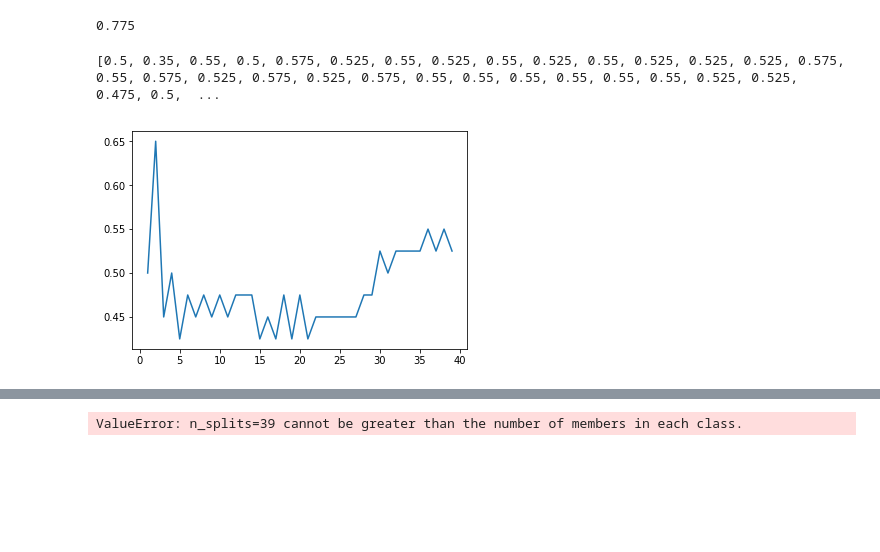
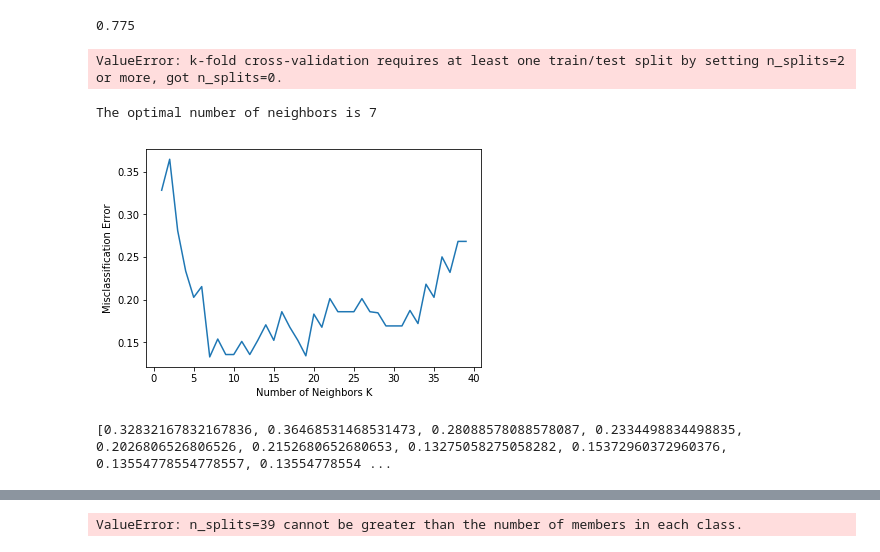
Before and after one commit to anu1meha/ResamplingMethods_CrossVal.Bootstrap, a Jupyter notebook: 2Untitled (1).ipynb, the cells around one changed output, grey strips where cells are left out. Saved outputs shown, nothing was run; the diff lists cells and outputs as text; code cells hidden in the pictures; blank space fills up the shorter version.

```diff
--- a/2Untitled (1).ipynb
+++ b/2Untitled (1).ipynb
@@ -60,20 +60,35 @@ for k in k_range:
     knn.fit(X_train, y_train)
     y_pred = knn.predict(X_test)
     #scores.append(accuracy_score(y_test, y_pred))
-    scores.append(np.mean(y_pred))
+    #scores.append(np.mean(y_pred))
+    scoresw = cross_val_score(knn, X_train, y_train, cv=5, scoring='accuracy')
+    scores.append(scoresw.mean())
     #cverror = knn.fit(X_train, y_train).score(X_train, y_train)
     #cross_val_score(knn, X, y, scoring='recall_macro',cv=1-40)
     #cv_results = np.array(cross_validate(knn.fit(X, y), X, y,scoring='recall_macro', cv=40))
 print(scores)
 # %% [output]
-[0.5, 0.35, 0.55, 0.5, 0.575, 0.525, 0.55, 0.525, 0.55, 0.525, 0.55, 0.525, 0.525, 0.525, 0.575, 0.55, 0.575, 0.525, 0.575, 0.525, 0.575, 0.55, 0.55, 0.55, 0.55, 0.55, 0.55, 0.525, 0.525, 0.475, 0.5,  ...
+ValueError: k-fold cross-validation requires at least one train/test split by setting n_splits=2 or more, got n_splits=0.
-# %%
-MSE = [1 - x for x in scores]
-plt.plot(k_range, MSE)
-
-plt.show()
-# %% [output]
-[figure, removed]
+# %%
+# changing to misclassification error
+MSE = [1 - x for x in scores]
+
+# determining best k
+optimal_k = k_range[MSE.index(min(MSE))]
+print "The optimal number of neighbors is %d" % optimal_k
+
+# plot misclassification error vs k
+plt.plot(k_range, MSE)
+plt.xlabel('Number of Neighbors K')
+plt.ylabel('Misclassification Error')
+plt.show()
+# %% [output]
+The optimal number of neighbors is 7
+[figure, added]
+# %%
+print(MSE)
+# %% [output]
+[0.32832167832167836, 0.36468531468531473, 0.28088578088578087, 0.2334498834498835, 0.2026806526806526, 0.2152680652680653, 0.13275058275058282, 0.15372960372960376, 0.13554778554778557, 0.13554778554 ...
 # %%
 #plt.figure(figsize=(12, 6))
 #plt.plot(range(1, 40), cverror, color='red', linestyle='dashed', marker='o',
```
Also changed, not shown: parts of 7 cells of this notebook.
